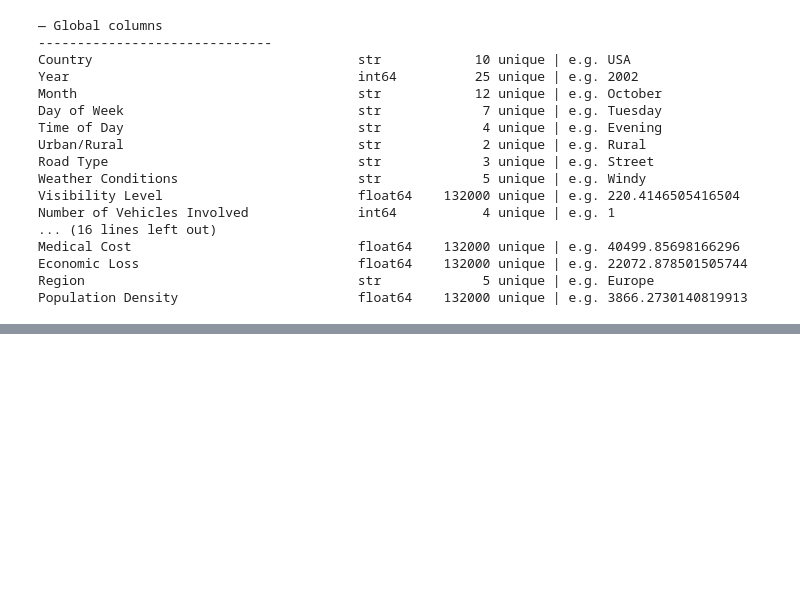
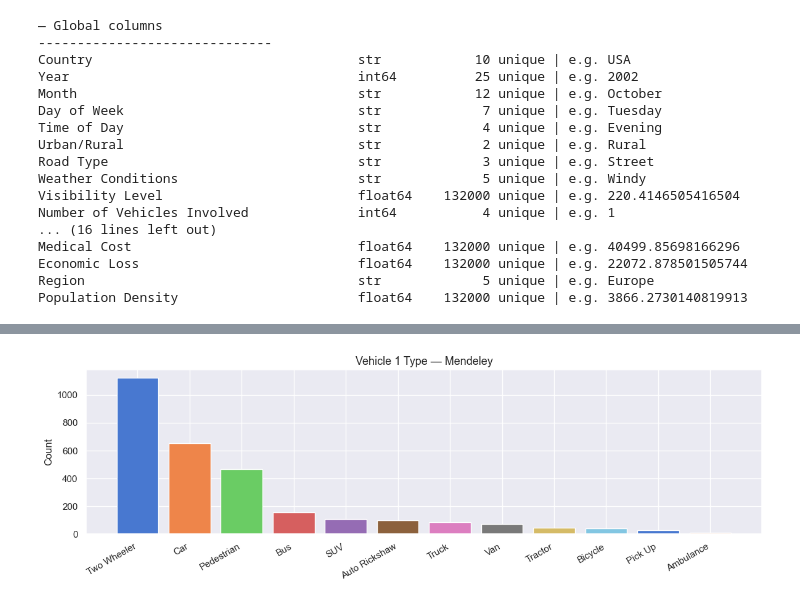
Before and after one commit to road-safety-and-blackspot-detection/Blackspot-Detection-Alert-System, a Jupyter notebook: ml-engine/notebooks/01_eda.ipynb, the cells around one changed output, grey strips where cells are left out. Cells and saved outputs as stored; diff of their text form; code cells hidden in the pictures; blank space fills up the shorter version.

```diff
--- a/ml-engine/notebooks/01_eda.ipynb
+++ b/ml-engine/notebooks/01_eda.ipynb
@@ -216,0 +338,14 @@ Population Density                       float64    132000 unique | e.g. 3866.27
+# %%
+# Vehicle types
+if "Vehicle 1" in df_mendeley.columns:
+    v1 = df_mendeley["Vehicle 1"].value_counts().head(12)
+    plt.figure(figsize=(12, 4))
+    plt.bar(v1.index, v1.values, color=sns.color_palette("muted", len(v1)))
+    plt.title("Vehicle 1 Type — Mendeley", fontsize=13)
+    plt.ylabel("Count")
+    plt.xticks(rotation=30, ha="right")
+    plt.tight_layout()
+    plt.savefig(PROCESSED / "eda_mendeley_vehicles.png", dpi=120)
+    plt.show()
+# %% [output]
+[figure, added]
```
Also changed, not shown: parts of 33 cells of this notebook, 12 other files.
